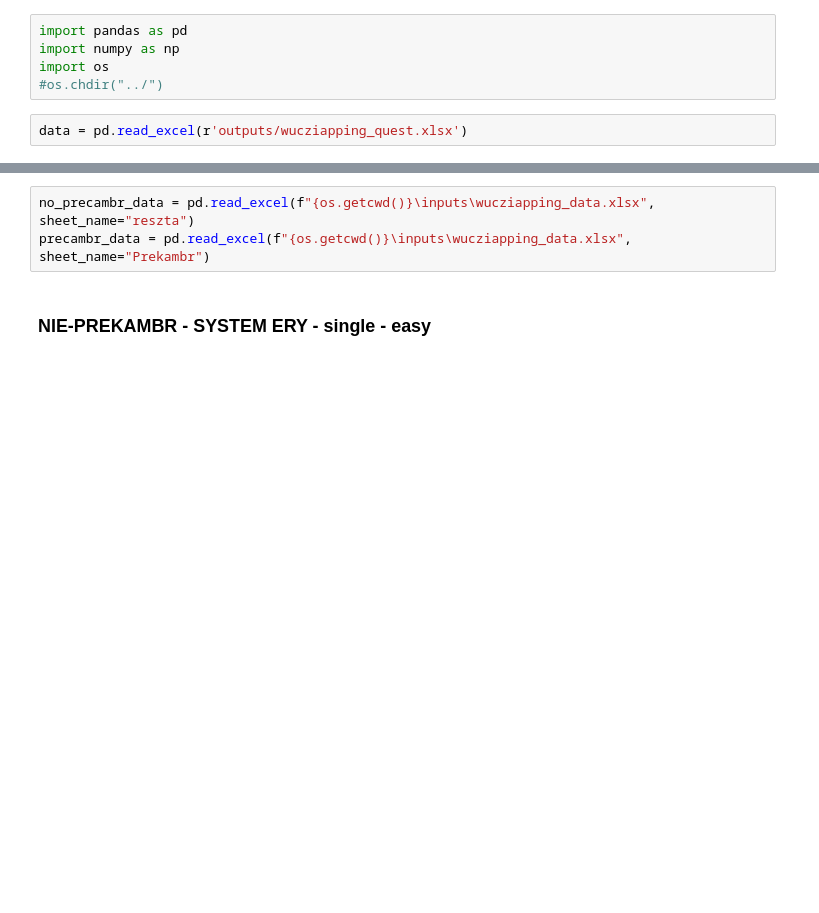
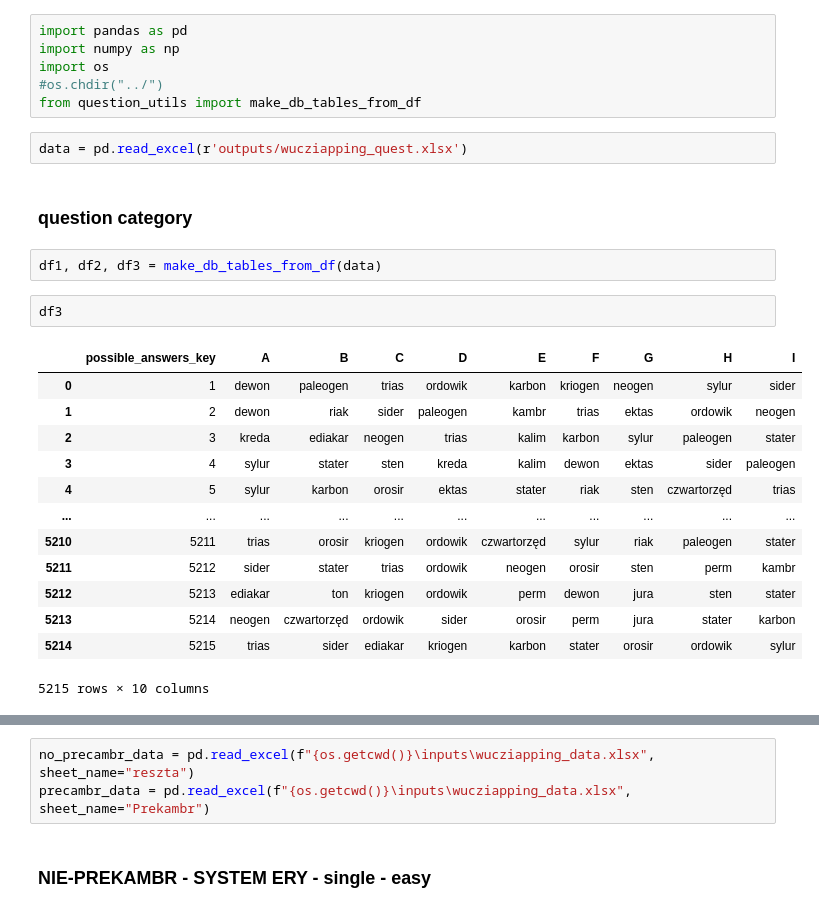
Before and after one commit to wiktorpiela/wucziapping, a Jupyter notebook: backend/question_builder/testing.ipynb, the cells around one changed output, grey strips where cells are left out. Saved outputs shown, nothing was run; the diff lists cells and outputs as text; blank space fills up the shorter version.

Commit message:
make_db_tables_from_df - handling category and possible answers

```diff
--- a/backend/question_builder/testing.ipynb
+++ b/backend/question_builder/testing.ipynb
@@ -3,8 +3,29 @@ import pandas as pd
 import numpy as np
 import os
 #os.chdir("../")
+from question_utils import make_db_tables_from_df
 # %%
 data = pd.read_excel(r'outputs/wucziapping_quest.xlsx')
+# %% [markdown]
+### question category
+# %%
+df1, df2, df3 = make_db_tables_from_df(data)
+# %%
+df3
+# %% [output]
+|  | possible_answers_key | A | B | C | D | E | F | G | H | I |
+| 0 | 1 | dewon | paleogen | trias | ordowik | karbon | kriogen | neogen | sylur | sider |
+| 1 | 2 | dewon | riak | sider | paleogen | kambr | trias | ektas | ordowik | neogen |
+| 2 | 3 | kreda | ediakar | neogen | trias | kalim | karbon | sylur | paleogen | stater |
+| 3 | 4 | sylur | stater | sten | kreda | kalim | dewon | ektas | sider | paleogen |
+| 4 | 5 | sylur | karbon | orosir | ektas | stater | riak | sten | czwartorzęd | trias |
+| ... | ... | ... | ... | ... | ... | ... | ... | ... | ... | ... |
+| 5210 | 5211 | trias | orosir | kriogen | ordowik | czwartorzęd | sylur | riak | paleogen | stater |
+| 5211 | 5212 | sider | stater | trias | ordowik | neogen | orosir | sten | perm | kambr |
+| 5212 | 5213 | ediakar | ton | kriogen | ordowik | perm | dewon | jura | sten | stater |
+| 5213 | 5214 | neogen | czwartorzęd | ordowik | sider | orosir | perm | jura | stater | karbon |
+| 5214 | 5215 | trias | sider | ediakar | kriogen | karbon | stater | orosir | ordowik | sylur |
+5215 rows × 10 columns
 # %%
 data
 # %% [output]
```
Also changed, not shown: parts of 6 cells of this notebook, 1 other file.
